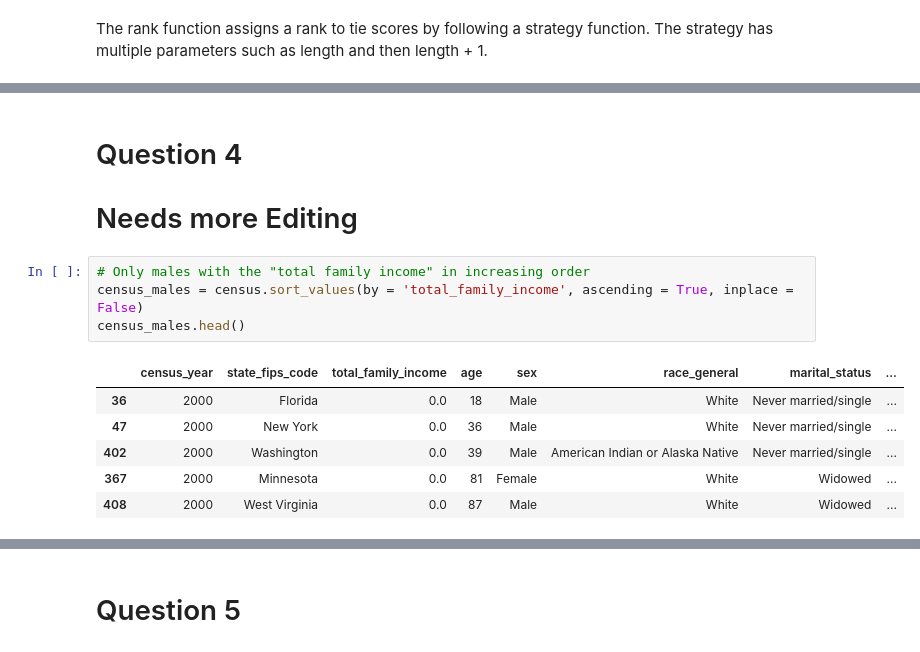
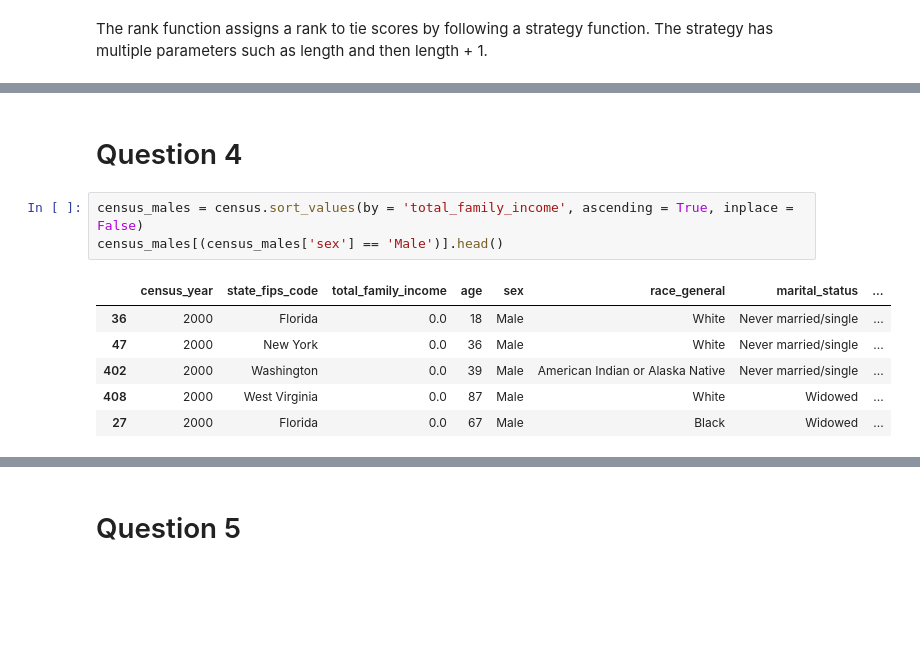
Before and after one commit to adowg1/Math2212_Dowgiallo, a Jupyter notebook: Homework/HW_M1T4_Dowgiallo.ipynb, the cells around one changed output, grey strips where cells are left out. Cells and saved outputs as stored; diff of their text form; blank space fills up the shorter version.

```diff
--- a/Homework/HW_M1T4_Dowgiallo.ipynb
+++ b/Homework/HW_M1T4_Dowgiallo.ipynb
@@ -38,16 +95,13 @@ census4 = census
 # %% [markdown]
 # Question 4
-
-# Needs more Editing
 # %%
-# Only males with the "total family income" in increasing order
 census_males = census.sort_values(by = 'total_family_income', ascending = True, inplace = False)
-census_males.head()
+census_males[(census_males['sex'] == 'Male')].head()
 # %% [output]
 |  | census_year | state_fips_code | total_family_income | age | sex | race_general | marital_status | ... |
 | 36 | 2000 | Florida | 0.0 | 18 | Male | White | Never married/single | ... |
 | 47 | 2000 | New York | 0.0 | 36 | Male | White | Never married/single | ... |
 | 402 | 2000 | Washington | 0.0 | 39 | Male | American Indian or Alaska Native | Never married/single | ... |
-| 367 | 2000 | Minnesota | 0.0 | 81 | Female | White | Widowed | ... |
 | 408 | 2000 | West Virginia | 0.0 | 87 | Male | White | Widowed | ... |
+| 27 | 2000 | Florida | 0.0 | 67 | Male | Black | Widowed | ... |
 # %%
```
Also changed, not shown: parts of 10 cells of this notebook.
